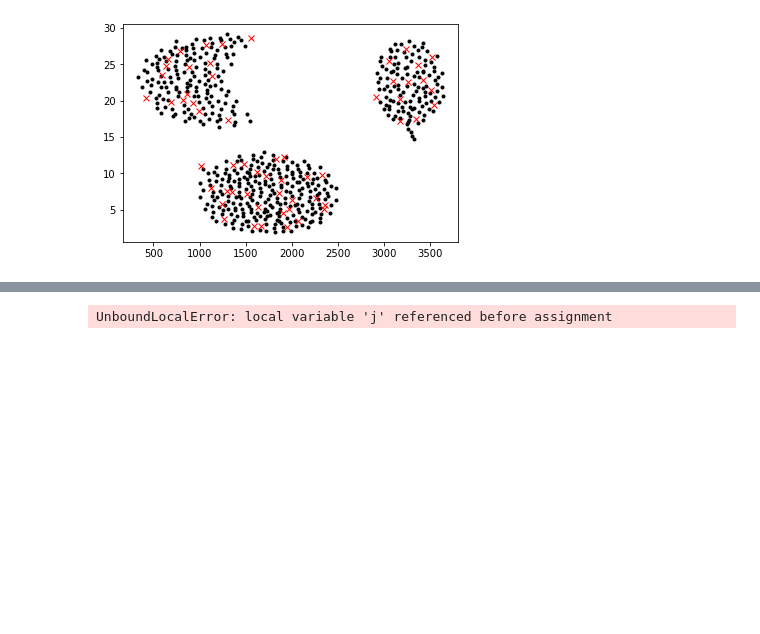
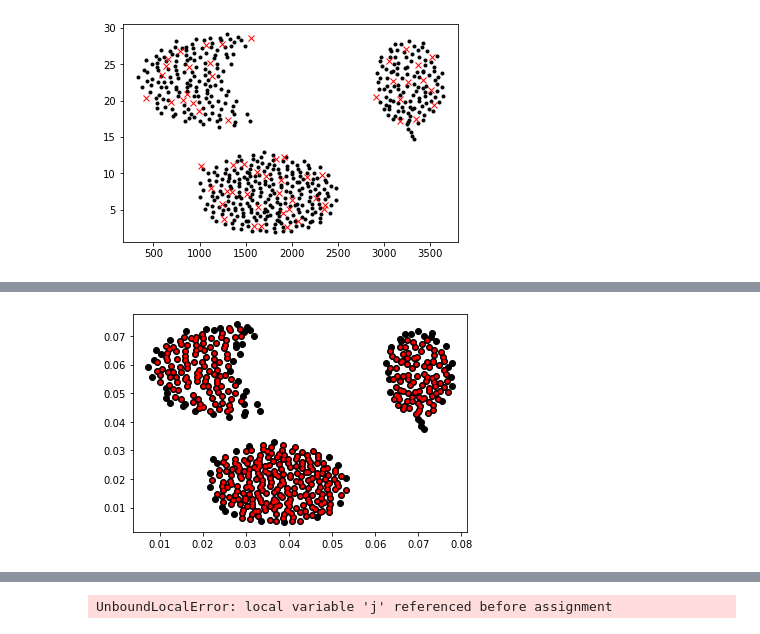
Before and after one commit to natanbcpc/unsupervised-learning, a Jupyter notebook: project1.ipynb, the cells around one changed output, grey strips where cells are left out. Cells and saved outputs as stored; diff of their text form; code cells hidden in the pictures; blank space fills up the shorter version.

```diff
--- a/project1.ipynb
+++ b/project1.ipynb
@@ -85,0 +118,17 @@ plot.show()
+# %%
+def get_core_points(array, e, m):
+    cores = []
+    distances = spsd.cdist(array, array)
+    for i in range(distances.shape[0]):
+        neighbors = np.where(distances[i] < e)
+        if neighbors[0].size - 1 >= m:
+            cores.append(array[i])
+    return np.array(cores)
+
+cores = get_core_points(new_training, 0.005, 13)
+
+plot.plot(new_training[:,0], new_training[:,1], 'o', color='black')
+plot.plot(cores[:,0], cores[:,1], '.', color='red')
+plot.show()
+# %% [output]
+[figure, added]
```
Also changed, not shown: parts of 9 cells of this notebook.
